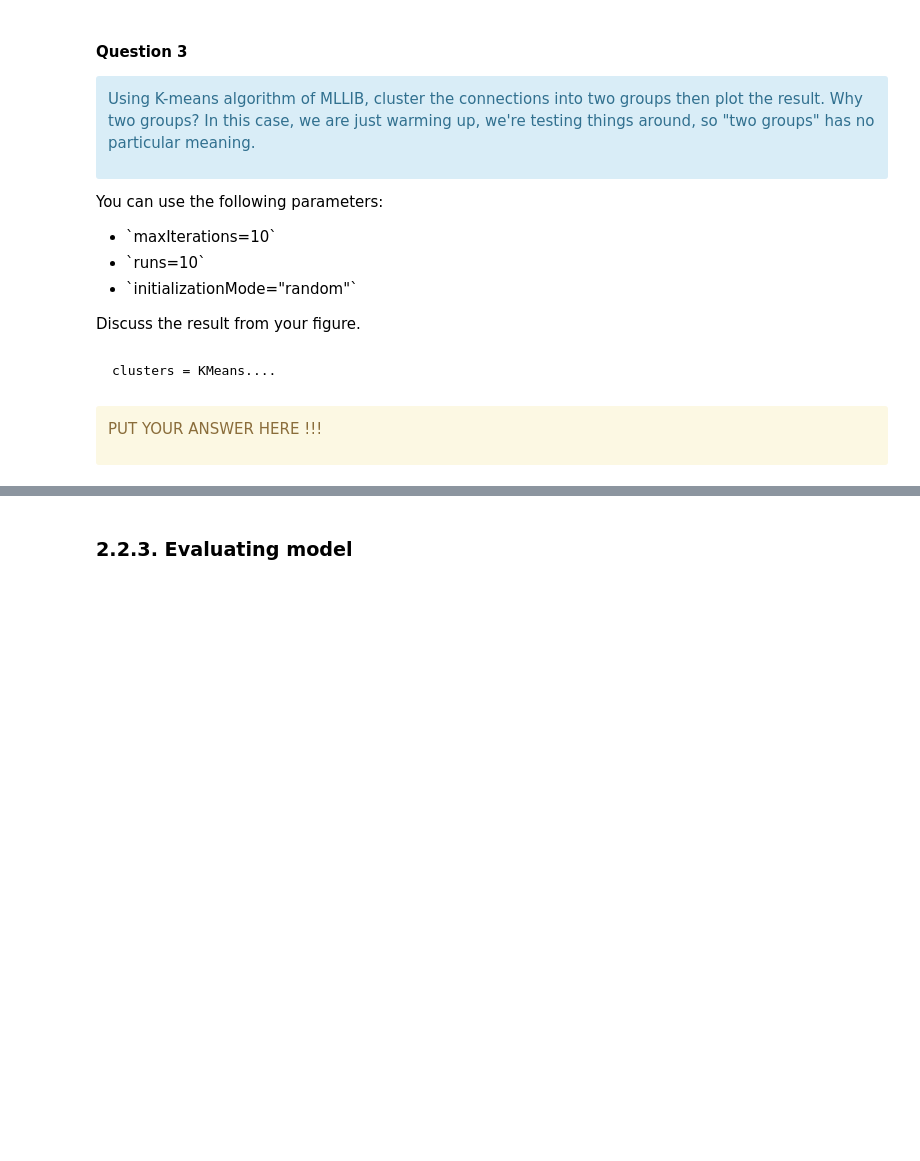
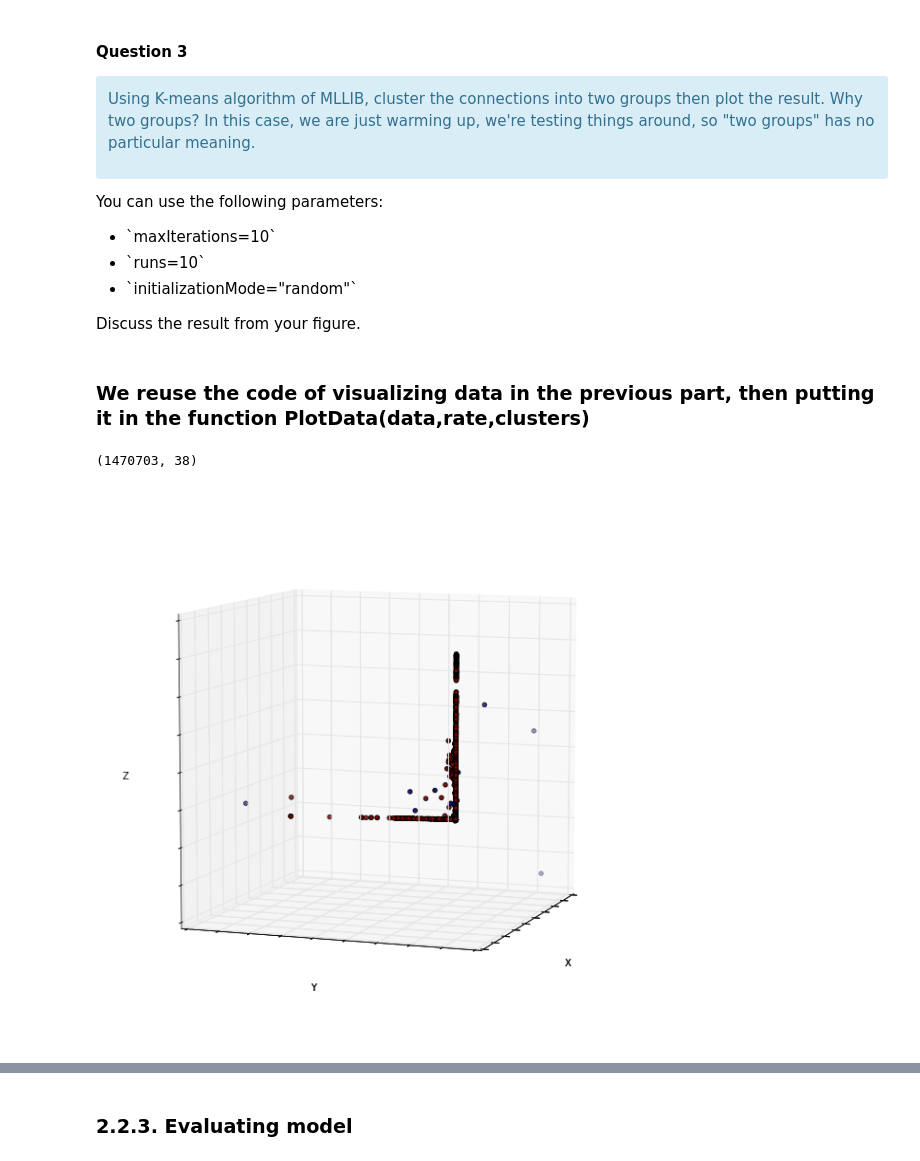
Before and after one commit to trungduynguyen/Algorithmic-Machine-Learning, a Jupyter notebook: Notebooks/[Lecture 9+10] Anomaly Detection in Network Traffic with K-means clustering.ipynb, the cells around one changed output, grey strips where cells are left out. Saved outputs shown, nothing was run; the diff lists cells and outputs as text; code cells hidden in the pictures; blank space fills up the shorter version.

````diff
--- a/Notebooks/[Lecture 9+10] Anomaly Detection in Network Traffic with K-means clustering.ipynb
+++ b/Notebooks/[Lecture 9+10] Anomaly Detection in Network Traffic with K-means clustering.ipynb
@@ -519,15 +555,46 @@ You can use the following parameters:
 </ul>
 
 Discuss the result from your figure.
-# %% [markdown]
-```python
-clusters = KMeans....
-```
-# %% [markdown]
-<div class="alert alert-warning">
-
-
-PUT YOUR ANSWER HERE !!!
-
-
-</div>
+# %%
+clusters = KMeans.train(data, 2, maxIterations=10, runs=10, initializationMode="random")
+# %% [markdown]
+### We reuse the code of visualizing data in the previous part, then putting it in the function PlotData(data,rate,clusters)
+# %%
+def PlotData(data, rate, clusters):
+    sampledData = data.sample(False, rate)
+
+    clusterCentroids = sc.parallelize(clusters.centers)
+    sampledDataCentroids = sampledData + clusterCentroids
+    arraysampledDataCentroids = np.array(sampledDataCentroids.take(sampledDataCentroids.count()))
+    print(arraysampledDataCentroids.shape)
+
+    Y_labels = sampledDataCentroids.map(lambda x: clusters.predict(x))
+    Y_labels = np.array(Y_labels.take(Y_labels.count()))
+
+    pca = PCA(n_components=3)
+    score = pca.fit_transform(arraysampledDataCentroids)
+    PCA(copy=True, n_components=3, whiten=False)
+
+    # the sourcecode in this cell is inspired from
+    # https://gist.github.com/bbarrilleaux/9841297
+
+    #plot the clusters in color
+    fig = plt.figure(1, figsize=(8, 8))
+    plt.clf()
+    ax = Axes3D(fig, rect=[0, 0, 1, 1], elev=8, azim=200)
+    plt.cla()
+    ax.scatter(score[:,0],score[:,1], score[:,2], c=Y_labels)
+
+    ax.w_xaxis.set_ticklabels([])
+    ax.w_yaxis.set_ticklabels([])
+    ax.w_zaxis.set_ticklabels([])
+    ax.set_xlabel('X ')
+    ax.set_ylabel('Y')
+    ax.set_zlabel('Z')
+
+    plt.show()
+# %%
+PlotData(data, 0.3, clusters)
+# %% [output]
+(1470703, 38)
+[figure, added]
````
Also changed, not shown: parts of 17 cells of this notebook, 1 other file.
